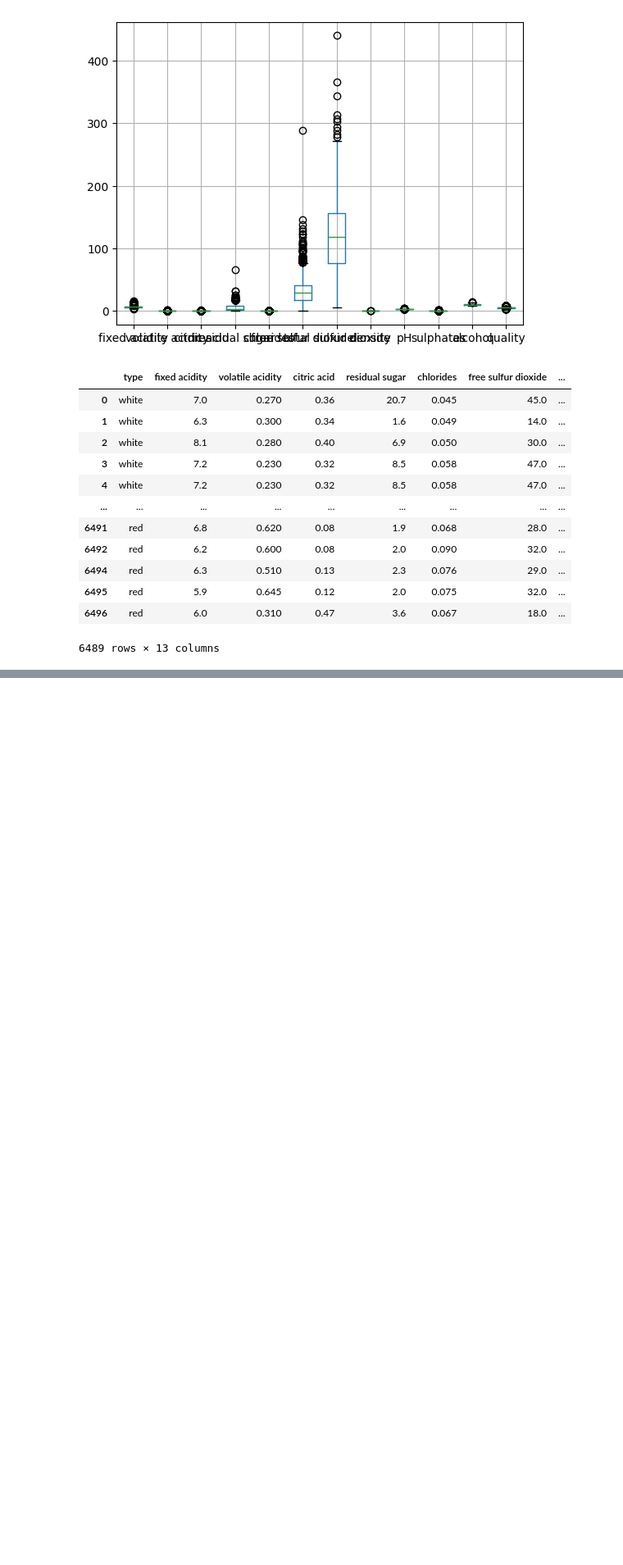
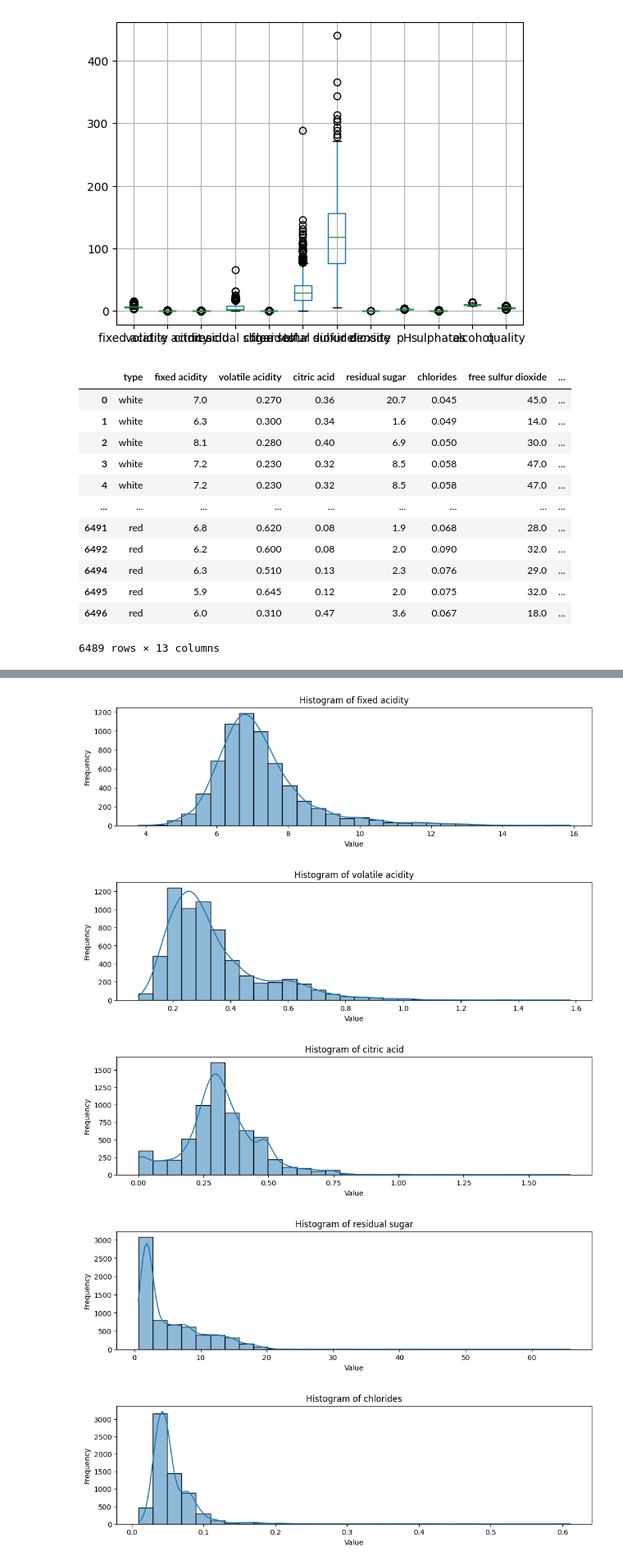
Before and after one commit to Akshat-1729/Wine-quality-prediction, a Jupyter notebook: wine/Untitled.ipynb, the cells around one changed output, grey strips where cells are left out. Shown at 82% size. Cells and saved outputs as stored; diff of their text form; code cells hidden in the pictures; blank space fills up the shorter version.

```diff
--- a/wine/Untitled.ipynb
+++ b/wine/Untitled.ipynb
@@ -148,0 +155,15 @@ sns.countplot(x=df[])
+# %%
+
+for column in df.columns:
+    plt.figure(figsize=(12, 3))  # Adjust figure size as needed
+    sns.histplot(df[column], bins=30, kde=True)
+    plt.title(f'Histogram of {column}')
+    plt.xlabel('Value')
+    plt.ylabel('Frequency')
+    plt.show()
+# %% [output]
+[figure, added]
+[figure, added]
+[figure, added]
+[figure, added]
+[figure, added]
```
Also changed, not shown: parts of 7 cells of this notebook.
